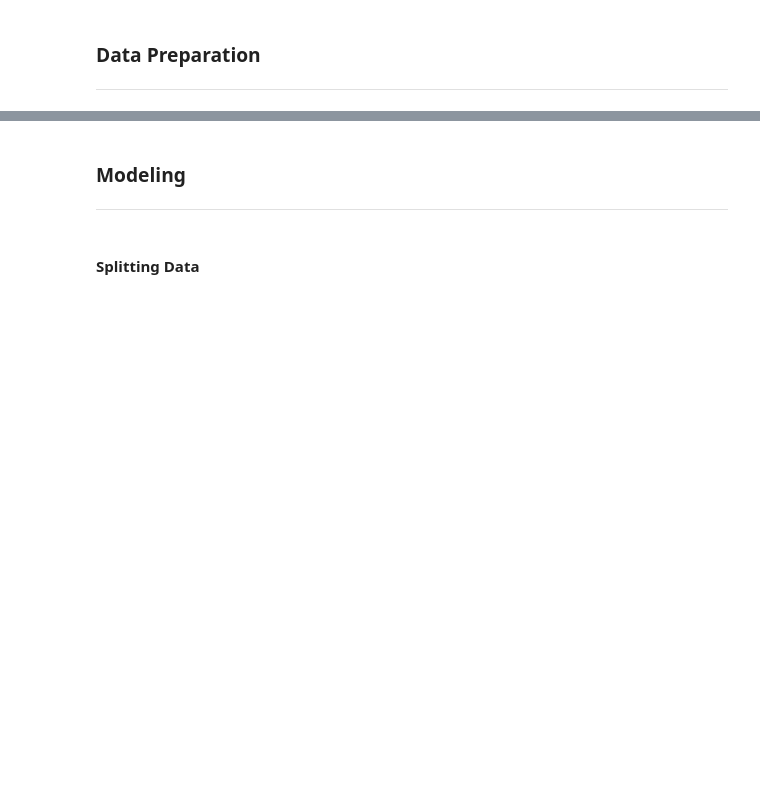
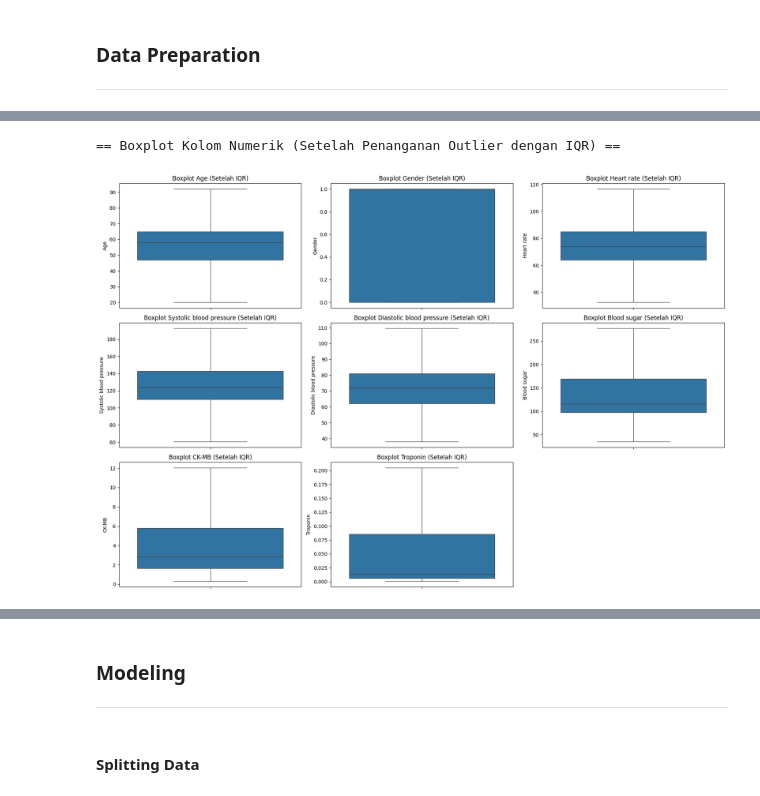
Before and after one commit to niel2512/Data-Mining---Hearth-Attack-Dataset-, a Jupyter notebook: Tubes.ipynb, the cells around one changed output, grey strips where cells are left out. Saved outputs shown, nothing was run; the diff lists cells and outputs as text; code cells hidden in the pictures; blank space fills up the shorter version.

```diff
--- a/Tubes.ipynb
+++ b/Tubes.ipynb
@@ -141,3 +133,24 @@ plt.show()
 # %% [markdown]
 ### **Data Preparation**
 ---
+# %%
+# Membuat salinan dataframe untuk preprocessing
+df_processed = df.copy()
+# %%
+# Menghapus data outlier
+print("\n== Penanganan Outlier Menggunakan Metode IQR ==")
+numerical_cols_for_outlier = df_processed.select_dtypes(include=np.number).columns
+
+for col in numerical_cols_for_outlier:
+    Q1 = df_processed[col].quantile(0.25)
+    Q3 = df_processed[col].quantile(0.75)
+    IQR = Q3 - Q1
+    lower_bound = Q1 - 1.5 * IQR
+    upper_bound = Q3 + 1.5 * IQR
+
+    # Capping outliers
+    df_processed[col] = np.where(df_processed[col] < lower_bound, lower_bound, df_processed[col])
+    df_processed[col] = np.where(df_processed[col] > upper_bound, upper_bound, df_processed[col])
+
+print("\nStatistik deskriptif dataset (setelah penanganan outlier dengan IQR):")
+print(df_processed[numerical_cols_for_outlier].describe())
@@ -143,0 +175,14 @@ plt.show()
+# %%
+# Boxplot untuk identifikasi outlier pada kolom numerik (setelah penanganan)
+print("\n== Boxplot Kolom Numerik (Setelah Penanganan Outlier dengan IQR) ==")
+plt.figure(figsize=(18, 12)) # Adjusted figure size
+for i, col in enumerate(numerical_cols_for_outlier):
+    plt.subplot(3, 3, i + 1) # Adjusted subplot grid
+    sns.boxplot(y=df_processed[col])
+    plt.title(f'Boxplot {col} (Setelah IQR)')
+plt.tight_layout()
+plt.savefig('boxplot_outlier-clean.png')
+plt.show()
+# %% [output]
+== Boxplot Kolom Numerik (Setelah Penanganan Outlier dengan IQR) ==
+[figure, added]
```
Also changed, not shown: parts of 35 cells of this notebook, 5 other files.
